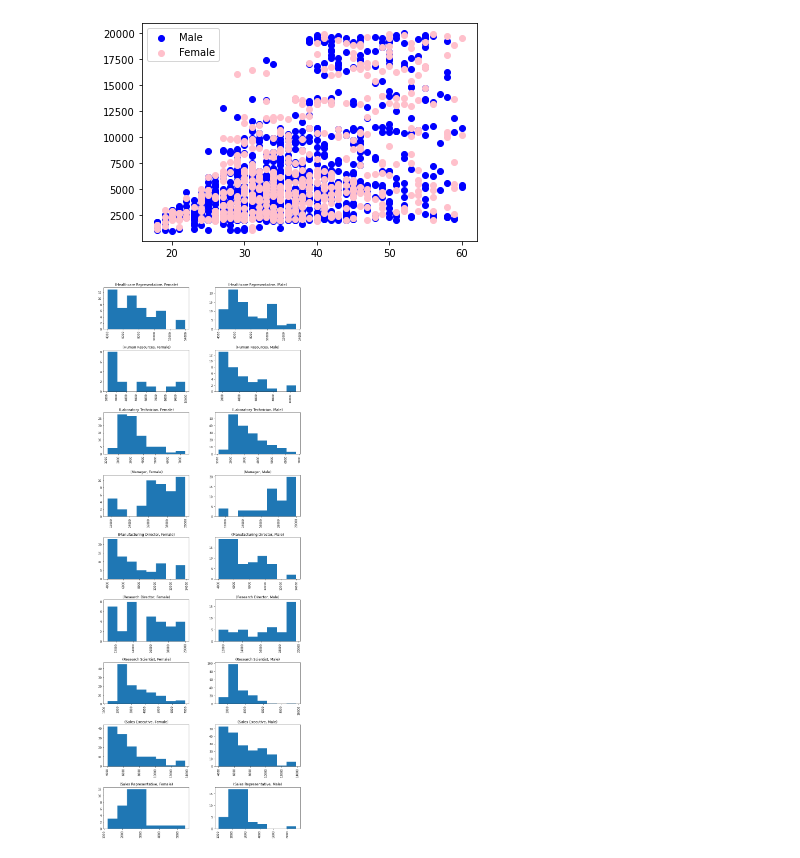
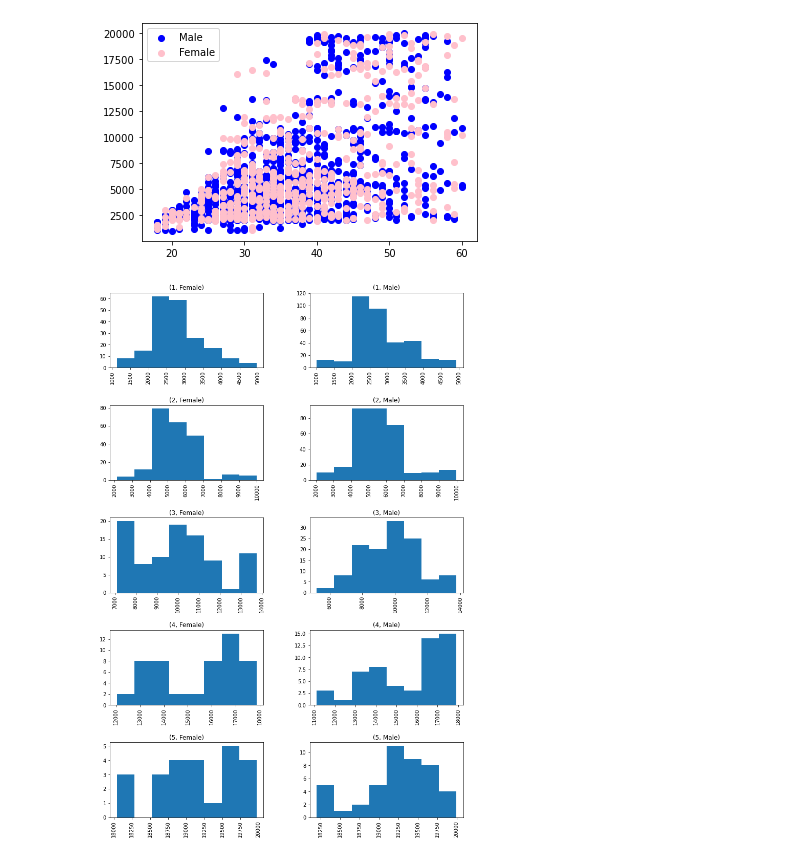
Before and after one commit to lauripe/data-analytics, a Jupyter notebook: src/assignment2/a2 employee.ipynb, the cells around one changed output. Drawn from its saved outputs; the diff is of its cells as text; code cells hidden in the pictures.

```diff
--- a/src/assignment2/a2 employee.ipynb
+++ b/src/assignment2/a2 employee.ipynb
@@ -37,6 +38,6 @@ plt.legend()
 [figure]
 # %%
 # Also see if the distribution of incomes differs by gender within similar role
-ax = df.hist(column='MonthlyIncome', by=['JobRole', 'Gender'], bins=8, figsize=[12,80], layout=[20,2])
+ax = df.hist(column='MonthlyIncome', by=['JobLevel', 'Gender'], bins=8, figsize=[12,80], layout=[20,2])
 # %% [output]
-[figure, old version]
+[figure, new version]
```
Also changed, not shown: parts of 9 cells of this notebook.
